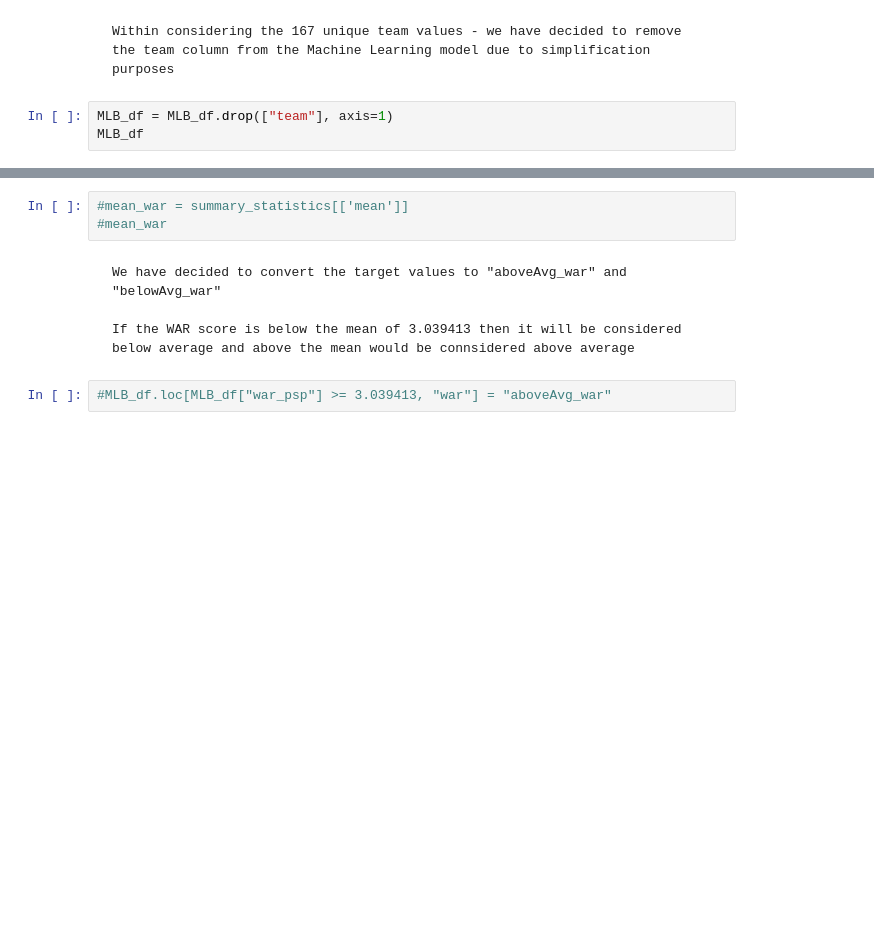
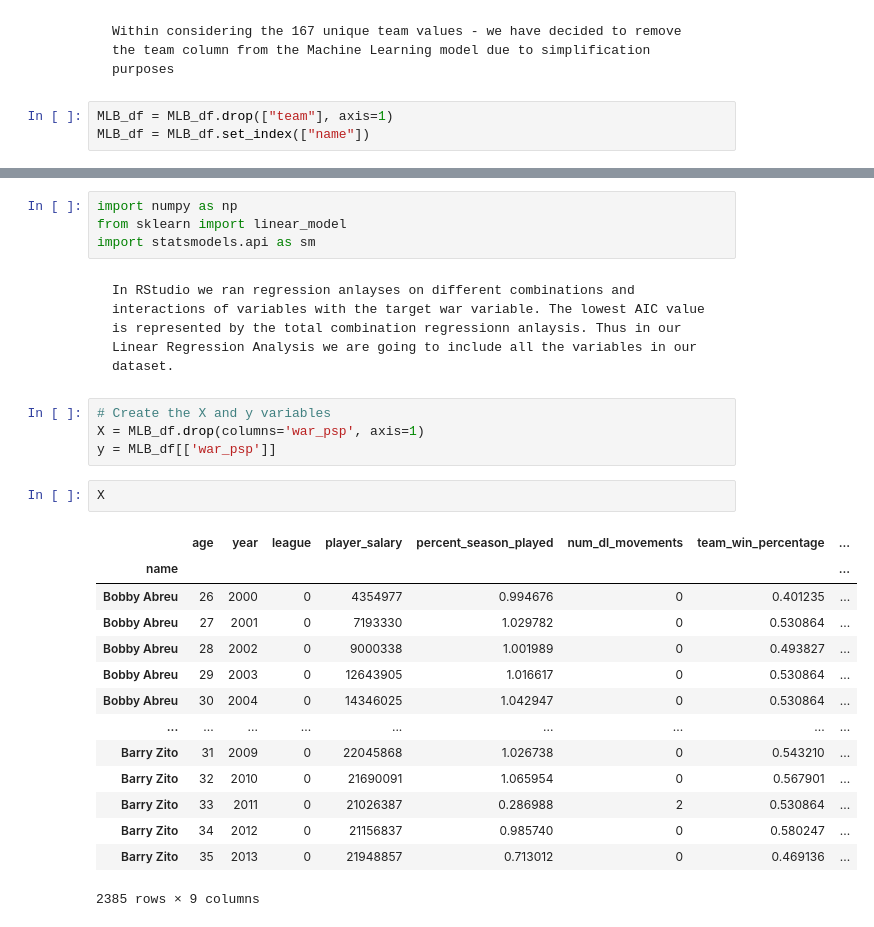
Before and after one commit to emoodyv/BaseballWARvContracts, a Jupyter notebook: WAR_MLmodel.ipynb, the cells around one changed output, grey strips where cells are left out. Cells and saved outputs as stored; diff of their text form; blank space fills up the shorter version.

Commit message:
updating the ML notebook with the WAR Linear Regression Analysis.

```diff
--- a/WAR_MLmodel.ipynb
+++ b/WAR_MLmodel.ipynb
@@ -176,4 +171,4 @@ MLB_df.head()
     Within considering the 167 unique team values - we have decided to remove the team column from the Machine Learning model due to simplification purposes
 # %%
 MLB_df = MLB_df.drop(["team"], axis=1)
-MLB_df
+MLB_df = MLB_df.set_index(["name"])
@@ -198,12 +195,28 @@ MLB_df
+# %%
+import numpy as np
+from sklearn import linear_model
+import statsmodels.api as sm
+# %% [markdown]
+    In RStudio we ran regression anlayses on different combinations and interactions of variables with the target war variable. The lowest AIC value is represented by the total combination regressionn anlaysis. Thus in our Linear Regression Analysis we are going to include all the variables in our dataset.
 # %%
-#mean_war = summary_statistics[['mean']]
-#mean_war
+# Create the X and y variables
+X = MLB_df.drop(columns='war_psp', axis=1)
+y = MLB_df[['war_psp']]
-# %% [markdown]
-
-
-    We have decided to convert the target values to "aboveAvg_war" and "belowAvg_war"
-
-    If the WAR score is below the mean of 3.039413 then it will be considered below average and above the mean would be connsidered above average
 # %%
-#MLB_df.loc[MLB_df["war_psp"] >= 3.039413, "war"] = "aboveAvg_war"
+X
+# %% [output]
+|  | age | year | league | player_salary | percent_season_played | num_dl_movements | team_win_percentage | ... |
+| name |  |  |  |  |  |  |  | ... |
+| Bobby Abreu | 26 | 2000 | 0 | 4354977 | 0.994676 | 0 | 0.401235 | ... |
+| Bobby Abreu | 27 | 2001 | 0 | 7193330 | 1.029782 | 0 | 0.530864 | ... |
+| Bobby Abreu | 28 | 2002 | 0 | 9000338 | 1.001989 | 0 | 0.493827 | ... |
+| Bobby Abreu | 29 | 2003 | 0 | 12643905 | 1.016617 | 0 | 0.530864 | ... |
+| Bobby Abreu | 30 | 2004 | 0 | 14346025 | 1.042947 | 0 | 0.530864 | ... |
+| ... | ... | ... | ... | ... | ... | ... | ... | ... |
+| Barry Zito | 31 | 2009 | 0 | 22045868 | 1.026738 | 0 | 0.543210 | ... |
+| Barry Zito | 32 | 2010 | 0 | 21690091 | 1.065954 | 0 | 0.567901 | ... |
+| Barry Zito | 33 | 2011 | 0 | 21026387 | 0.286988 | 2 | 0.530864 | ... |
+| Barry Zito | 34 | 2012 | 0 | 21156837 | 0.985740 | 0 | 0.580247 | ... |
+| Barry Zito | 35 | 2013 | 0 | 21948857 | 0.713012 | 0 | 0.469136 | ... |
+2385 rows × 9 columns
 # %%
```
Also changed, not shown: parts of 15 cells of this notebook.
